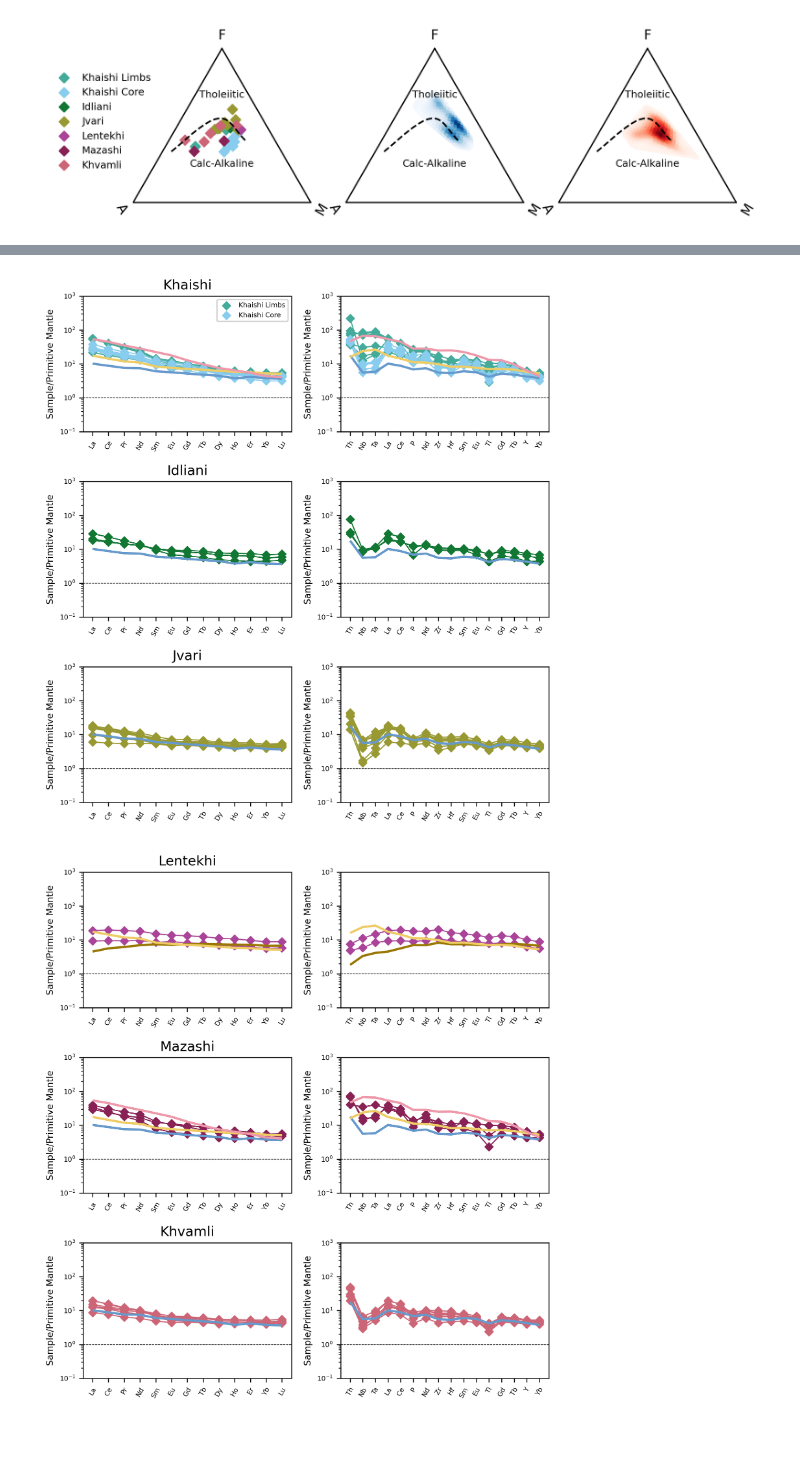
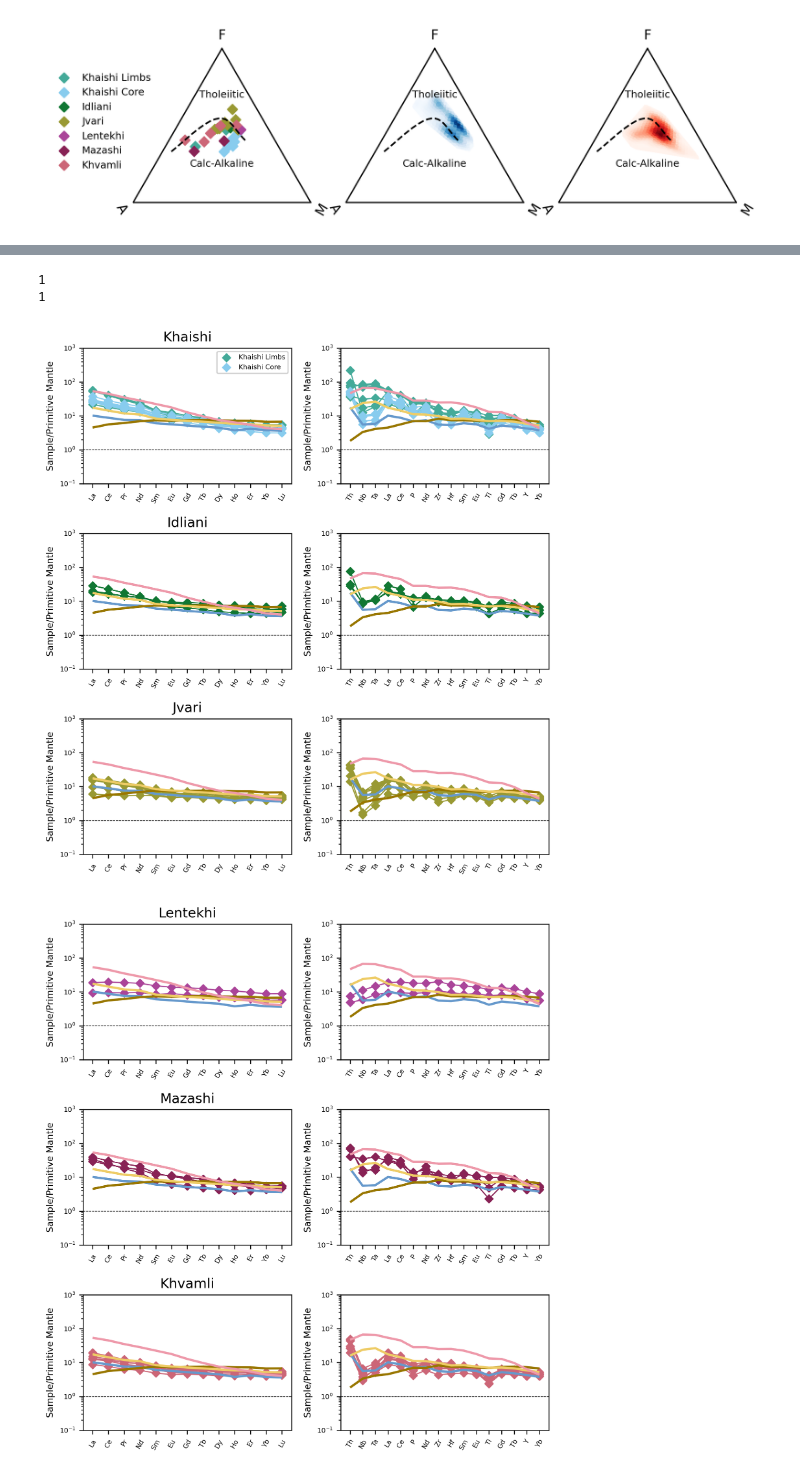
Before and after one commit to dyvasey/dataset-caucasus-gchem-2023, a Jupyter notebook: draft_figs.ipynb, the cells around one changed output, grey strips where cells are left out. Drawn from its saved outputs; the diff is of its cells as text; code cells hidden in the pictures; blank space fills up the shorter version.

```diff
--- a/draft_figs.ipynb
+++ b/draft_figs.ipynb
@@ -225,31 +227,33 @@ for k, group in groups:
 axs0[0,0].set_title('Khaishi')
 axs0[0,0].legend(fontsize=6,loc='upper right',frameon=True,framealpha=1,facecolor='white')
 
-avgs_list = [['Oceanic Arc','E-MORB','OIB'],['Oceanic Arc'],['Oceanic Arc'],['D-MORB','E-MORB'],['Oceanic Arc','E-MORB','OIB'],['Oceanic Arc']]
+# Old averages list for having different curves on each plot
+#avgs_list = [['Oceanic Arc','E-MORB','OIB'],['Oceanic Arc'],['Oceanic Arc'],['D-MORB','E-MORB'],['Oceanic Arc','E-MORB','OIB'],['Oceanic Arc']]
 
+avgs_list = ['Oceanic Arc','D-MORB','E-MORB','OIB']
 
 for k,ax in enumerate(axs0[:,0]):
-    labels = avgs_list[k]
+    labels = avgs_list
     colors = [avgs_colors[label] for label in labels]
     gp.REE(avgs.loc[labels],ax=ax,marker=None,zorder=2,color=colors,labels=labels,linewidth=2)
 for k,ax in enumerate(axs0[:,1]):
-    labels = avgs_list[k]
+    labels = avgs_list
     colors = [avgs_colors[label] for label in labels]
     gp.immobile(avgs.loc[labels],ax=ax,marker=None,zorder=2,color=colors,labels=labels,linewidth=2)
 for k,ax in enumerate(axs1[:,0]):
-    labels = avgs_list[k+3]
+    labels = avgs_list
     colors = [avgs_colors[label] for label in labels]
     gp.REE(avgs.loc[labels],ax=ax,marker=None,zorder=2,color=colors,labels=labels,linewidth=2)
 for k,ax in enumerate(axs1[:,1]):
-    labels = avgs_list[k+3]
+    labels = avgs_list
     colors = [avgs_colors[label] for label in labels]
     gp.immobile(avgs.loc[labels],ax=ax,marker=None,zorder=2,color=colors,labels=labels,linewidth=2)
 
 fig0.set_layout_engine('tight')
 fig1.set_layout_engine('tight')
 
-fig0.savefig(savedir+'F06_westspiders.pdf')
-fig1.savefig(savedir+'F07_eastspiders.pdf')
+fig0.savefig(savedir+'F08_westspiders.pdf')
+fig1.savefig(savedir+'F09_eastspiders.pdf')
 # %% [output]
 4
 4
@@ -280,4 +282,6 @@ fig1.savefig(savedir+'F07_eastspiders.pdf')
+1
+1
-[figure, old version]
+[figure, new version]
-[figure, old version]
+[figure, new version]
 # %%
 # Cabanis
```
Also changed, not shown: parts of 6 cells of this notebook.
